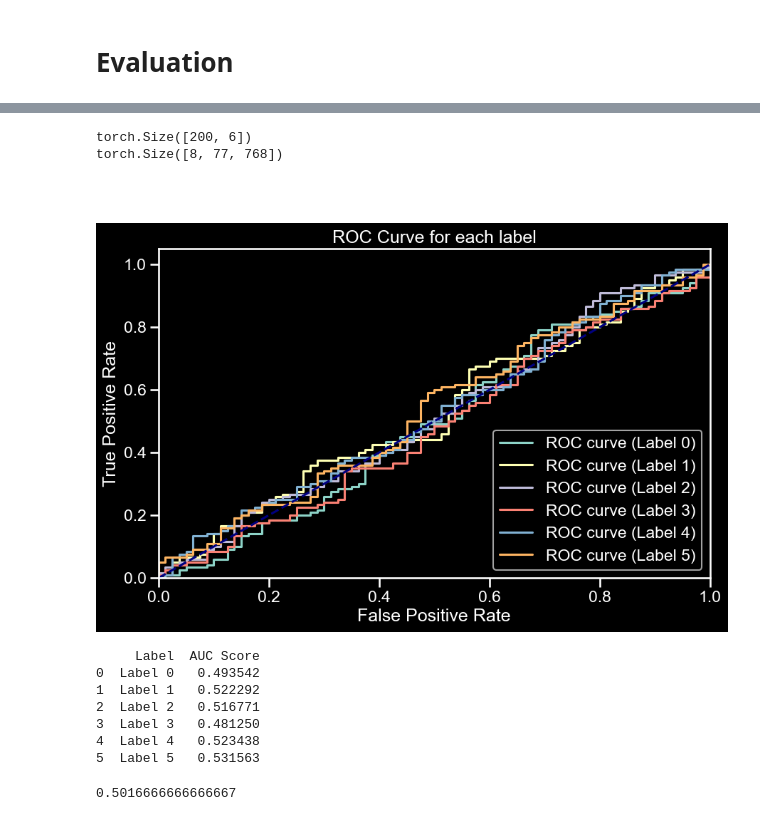
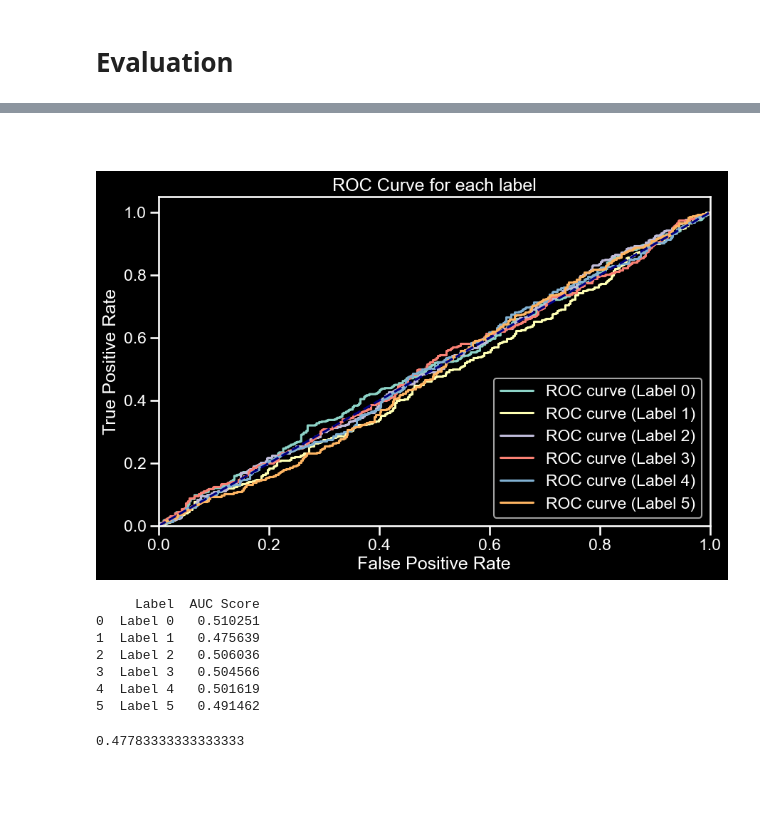
Before and after one commit to FSYFSYFSY/Bert_Toxic_Comment_Classification, a Jupyter notebook: toxic_comment_classify.ipynb, the cells around one changed output, grey strips where cells are left out. Drawn from its saved outputs; the diff is of its cells as text; code cells hidden in the pictures; blank space fills up the shorter version.

```diff
--- a/toxic_comment_classify.ipynb
+++ b/toxic_comment_classify.ipynb
@@ -395,18 +359,28 @@ print(len(test_dataset))
 # %%
-for test in test_dataloader:
+best_model.eval()
+with torch.no_grad():
+    for test in tqdm(test_dataloader):
 
-    ids = test['input_ids'].to(device)
-    mask = test['mask'].to(device)
-    outputs = best_model(ids, mask)
-    #print(outputs.keys())
-    #results = outputs['logits']
-    results = outputs['last_hidden_state']
-    print(results.shape)
-    #results = outputs
-    raw_predictions = torch.sigmoid(results)
+        ids = test['input_ids'].to(device)
+        mask = test['mask'].to(device)
+        outputs = best_model(ids, mask)
+        #print(outputs.keys())
+        results = outputs['logits']
+        #print(results)
 
-    prediction = torch.where(raw_predictions > 0.5, -1, 0)
-    # print(prediction)
-    # print(raw_predictions)
-    #break
+        raw_predictions = torch.sigmoid(results)
+        prediction = torch.where(raw_predictions > 0.5, -1, 0)
+
+        #print(raw_predictions)
+        #print(prediction)
+
+        if probability_tensors == None:
+            probability_tensors = raw_predictions
+        else:
+            probability_tensors = torch.cat((probability_tensors, raw_predictions), dim=0)
+
+        #break
+
+    probability_tensors = probability_tensors.detach().to('cpu')
+    print(probability_tensors)
 # %% [output]
@@ -431,27 +394,23 @@ tensor([[-1, -1, -1, -1, -1, -1],
-# %%
-print(ground_truth.shape)
-print(prediction.shape)
-# %% [output]
-torch.Size([200, 6])
-torch.Size([8, 77, 768])
 # %% [markdown]
 #
 # %%
+ground_truth = torch.tensor(test_label[['toxic', 'severe_toxic','obscene', 'threat', 'insult','identity_hate']].values)
 y_label = torch.where(ground_truth == -1, 1,0)
-y_test = torch.rand(200,6)
+y_rand = torch.rand(200,6)
 # print(y_test)
 # print(y_label)
-get_roc_auc(y_label, y_test)
+get_roc_auc(y_label, probability_tensors)
+#get_roc_auc(y_label, y_rand)
 # %% [output]
-[figure, old version]
+[figure, new version]
      Label  AUC Score
-0  Label 0   0.493542
-1  Label 1   0.522292
-2  Label 2   0.516771
-3  Label 3   0.481250
-4  Label 4   0.523438
-5  Label 5   0.531563
+0  Label 0   0.510251
+1  Label 1   0.475639
+2  Label 2   0.506036
+3  Label 3   0.504566
+4  Label 4   0.501619
+5  Label 5   0.491462
 # %%
-get_accuracy(y_label, y_test)
+get_accuracy(y_label, probability_tensors)
 # %% [output]
-0.5016666666666667
+0.47783333333333333
```
Also changed, not shown: parts of 14 cells of this notebook.
